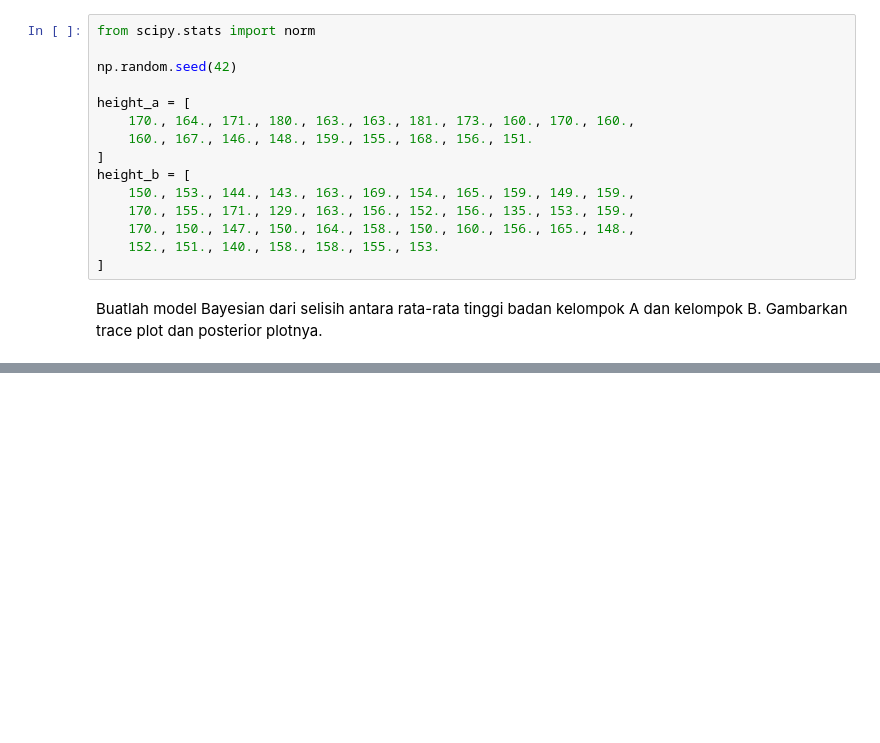
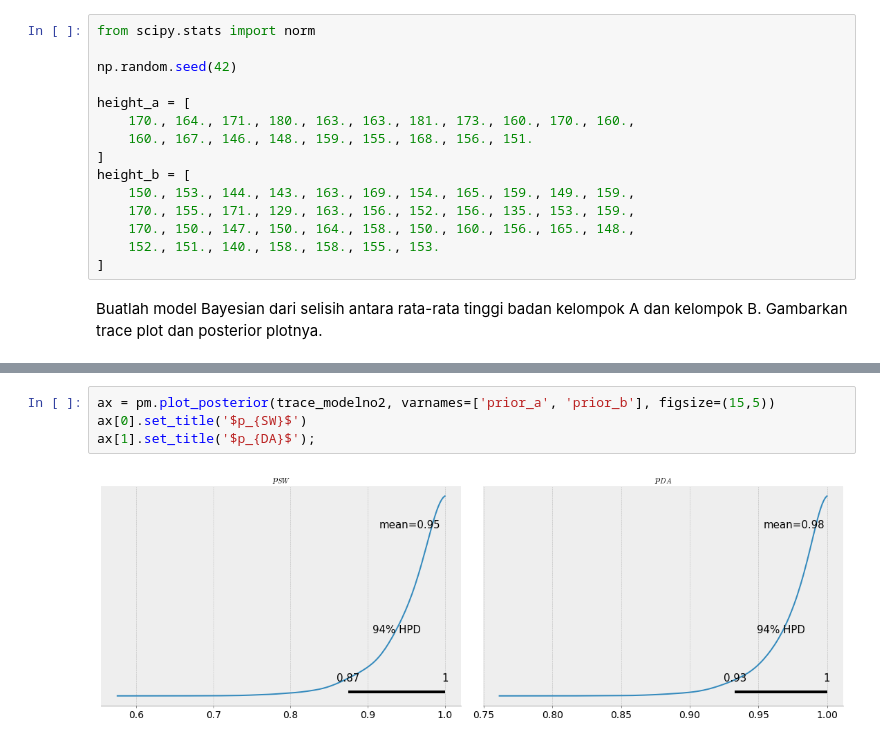
Before and after one commit to satrio-hw/probabilistic-programming, a Jupyter notebook: tugas4_0102517023.ipynb, the cells around one changed output, grey strips where cells are left out. Cells and saved outputs as stored; diff of their text form; blank space fills up the shorter version.

```diff
--- a/tugas4_0102517023.ipynb
+++ b/tugas4_0102517023.ipynb
@@ -170,0 +205,6 @@ with pm.Model():
+# %%
+ax = pm.plot_posterior(trace_modelno2, varnames=['prior_a', 'prior_b'], figsize=(15,5))
+ax[0].set_title('$p_{SW}$')
+ax[1].set_title('$p_{DA}$');
+# %% [output]
+[figure, added]
```
Also changed, not shown: parts of 9 cells of this notebook.
